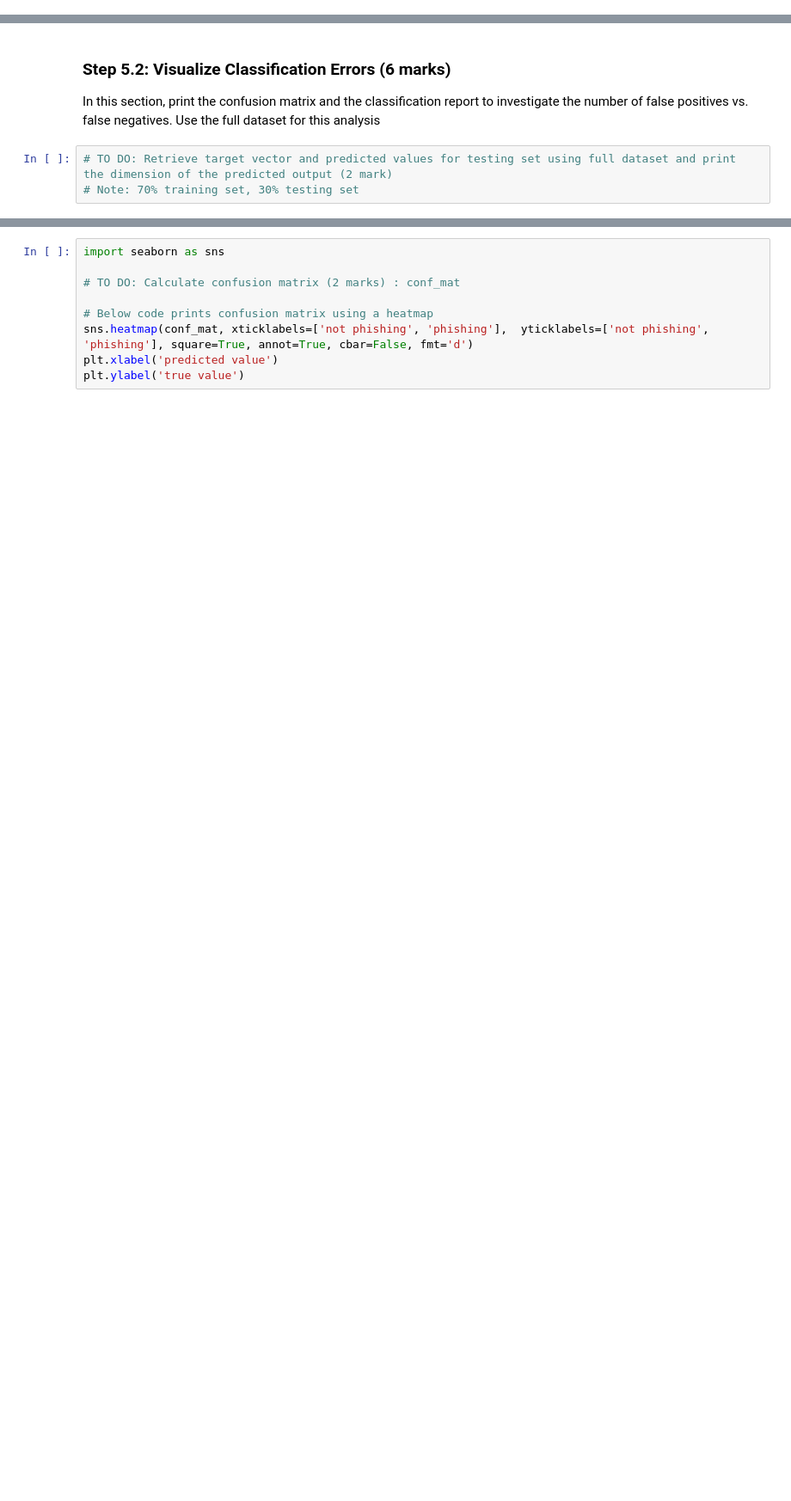
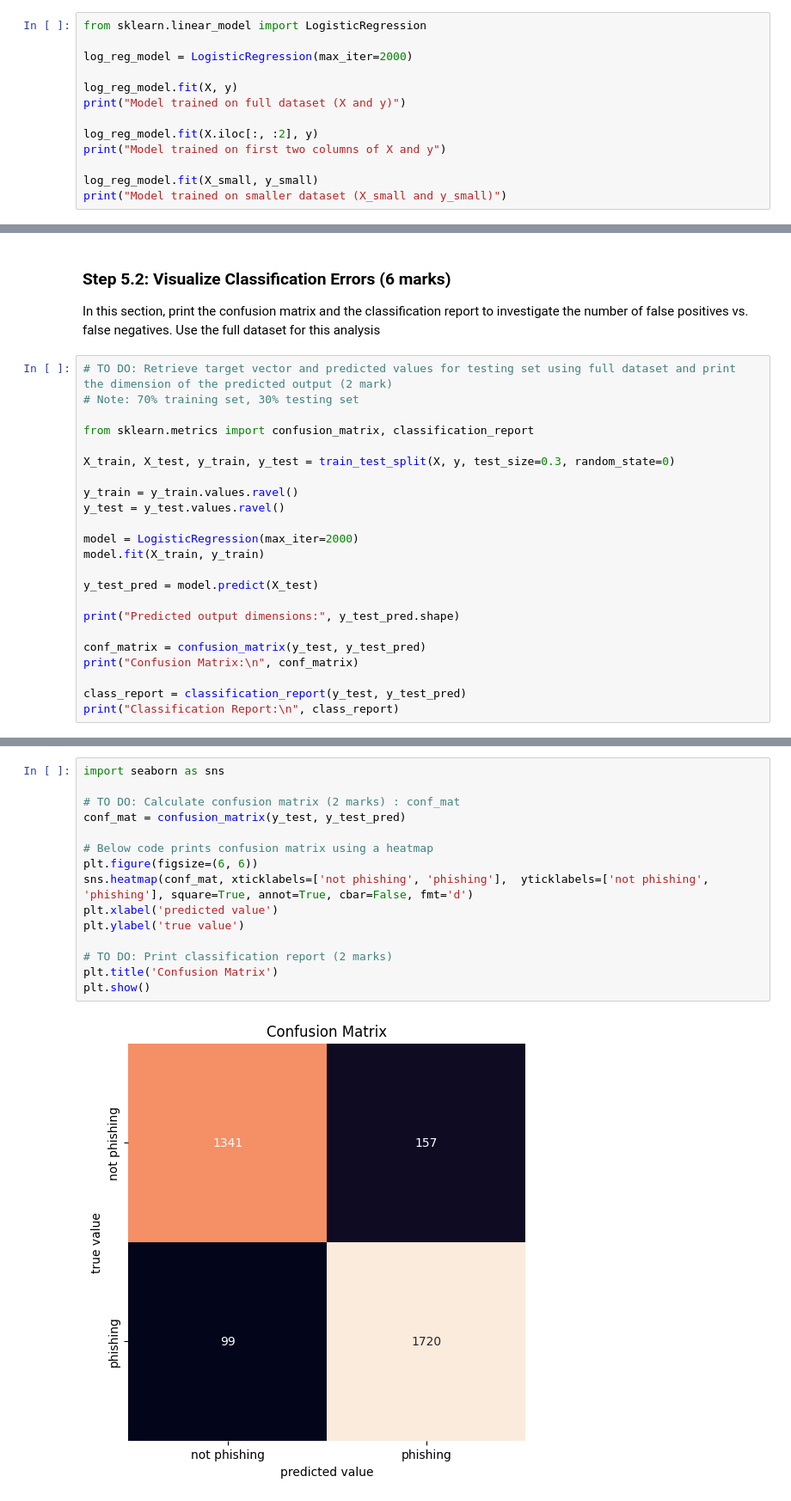
Before and after one commit to SebastianVanegasPerez/engg680_2024_fall, a Jupyter notebook: Lab_3/Assignment3.ipynb, the cells around one changed output, grey strips where cells are left out. Shown: that part at 86% size. Cells and saved outputs as stored; diff of their text form; blank space fills up the shorter version.

```diff
--- a/Lab_3/Assignment3.ipynb
+++ b/Lab_3/Assignment3.ipynb
@@ -589,3 +583,16 @@ Size of y_small: (10723, 1)
     - `X` and `y` (1 mark)
     - Only first two columns of `X` and `y` (1 mark)
     - `X_small` and `y_small` (1 mark)
+# %%
+from sklearn.linear_model import LogisticRegression
+
+log_reg_model = LogisticRegression(max_iter=2000)
+
+log_reg_model.fit(X, y)
+print("Model trained on full dataset (X and y)")
+
+log_reg_model.fit(X.iloc[:, :2], y)
+print("Model trained on first two columns of X and y")
+
+log_reg_model.fit(X_small, y_small)
+print("Model trained on smaller dataset (X_small and y_small)")
@@ -619,3 +736,23 @@ In this section, print the confusion matrix and the classification report to inv
 # %%
 # TO DO: Retrieve target vector and predicted values for testing set using full dataset and print the dimension of the predicted output (2 mark)
 # Note: 70% training set, 30% testing set
+
+from sklearn.metrics import confusion_matrix, classification_report
+
+X_train, X_test, y_train, y_test = train_test_split(X, y, test_size=0.3, random_state=0)
+
+y_train = y_train.values.ravel()
+y_test = y_test.values.ravel()
+
+model = LogisticRegression(max_iter=2000)
+model.fit(X_train, y_train)
+
+y_test_pred = model.predict(X_test)
+
+print("Predicted output dimensions:", y_test_pred.shape)
+
+conf_matrix = confusion_matrix(y_test, y_test_pred)
+print("Confusion Matrix:\n", conf_matrix)
+
+class_report = classification_report(y_test, y_test_pred)
+print("Classification Report:\n", class_report)
@@ -622,9 +773,17 @@ In this section, print the confusion matrix and the classification report to inv
 # %%
 import seaborn as sns
 
 # TO DO: Calculate confusion matrix (2 marks) : conf_mat
+conf_mat = confusion_matrix(y_test, y_test_pred)
 
 # Below code prints confusion matrix using a heatmap
+plt.figure(figsize=(6, 6))
 sns.heatmap(conf_mat, xticklabels=['not phishing', 'phishing'],  yticklabels=['not phishing', 'phishing'], square=True, annot=True, cbar=False, fmt='d')
 plt.xlabel('predicted value')
 plt.ylabel('true value')
+
+# TO DO: Print classification report (2 marks)
+plt.title('Confusion Matrix')
+plt.show()
+# %% [output]
+[figure, added]
```
Also changed, not shown: parts of 16 cells of this notebook.
